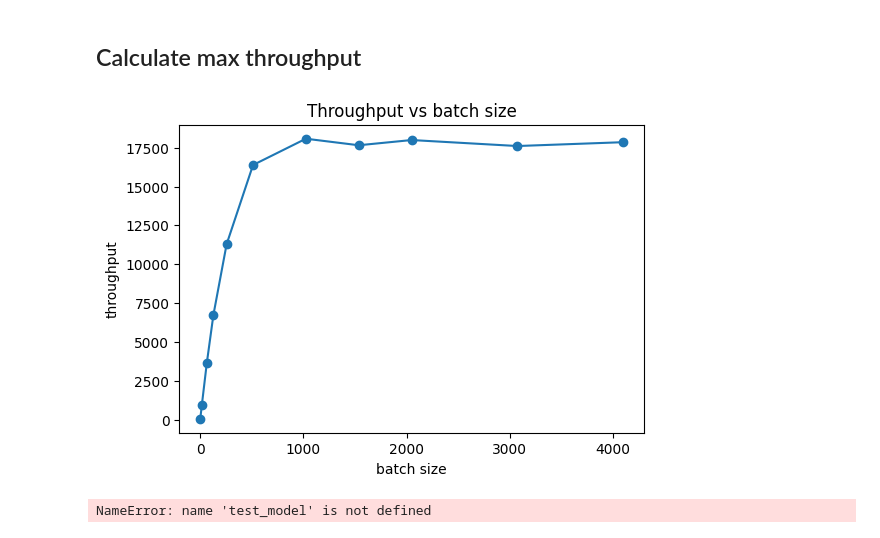
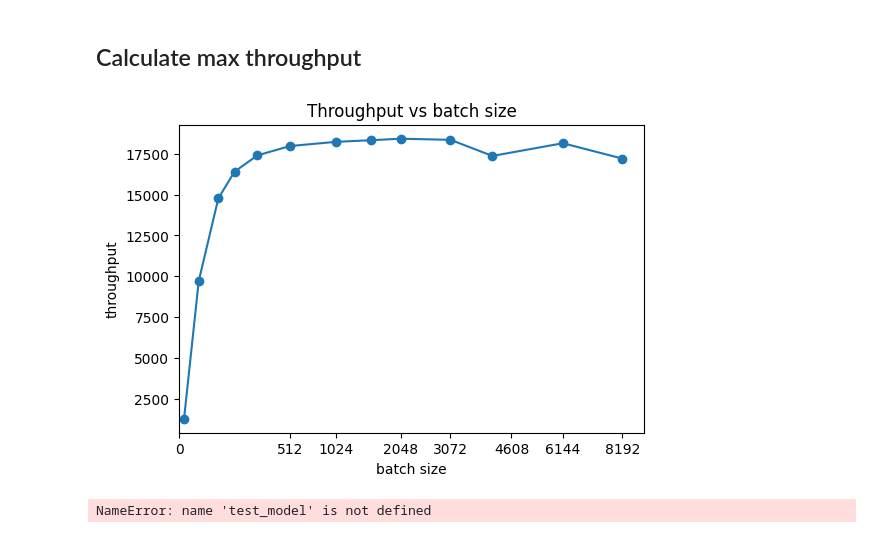
Before and after one commit to TomekTarczynski/mnist, a Jupyter notebook: Mnist1.ipynb, the cells around one changed output. Saved outputs shown, nothing was run; the diff lists cells and outputs as text; code cells hidden in the pictures.

```diff
--- a/Mnist1.ipynb
+++ b/Mnist1.ipynb
@@ -244,56 +166,29 @@ total_memory_available = device_information['memory']['value'] * 2**20
-# %%
-model = SimpleNN().to(device)
-optimizer = optim.AdamW(
-        params=model.parameters(),
-        lr=0.001,
-        weight_decay=10
-)
-criterion = nn.CrossEntropyLoss()
-
-for i in range(12, 30, 1):
-    batch_size = 1024 * (i + 1)
-    dataLoader = DataLoader(
-        dataset=train_dataset,
-        batch_size=batch_size)
-
-    input, target = next(iter(dataLoader))
-    input, target = input.to(device), target.to(device)
-
-    model.train()
-    model.zero_grad()
-
-    logits = model(input)
-    loss = criterion(logits, target)
-    loss.backward()
-    optimizer.step()
-    optimizer.zero_grad(set_to_none=True)
-    print(batch_size)
-
-    del input, target, logits, loss
-    torch.cuda.empty_cache()
-    torch.cuda.synchronize()
 # %% [markdown]
 ## Calculate max throughput
 # %%
-batch_size_to_test = [1, 16, 64, 128, 256, 512, 1024, 1536, 2048, 3072, 4096]
+batch_size_to_test = [1, 16, 64, 128, 256, 512, 1024, 1536, 2048, 3072, 4096, 6144, 8192]
 throughput_results = {
-    x:calculat_throughput(
+    x:training_utils.calculate_throughput(
         model = model,
         dataset = train_dataset,
         optimizer = optimizer,
         criterion = criterion,
         batch_size = x,
         device = 'cuda',
-        max_time_s = 5) for x in batch_size_to_test
+        max_time_s = 2) for x in batch_size_to_test
 }
 # %%
+n_ticks = 8
+x_ticks = sorted(list(set([math.floor(((x * (max(batch_size_to_test) ** 0.5) / n_ticks)**2)/512)*512 for x in range(n_ticks+1)])))
 x = list(throughput_results.keys())
 y = list(throughput_results.values())
 plt.figure(figsize=(6,4))
 plt.plot(x, y, marker='o', linestyle='-')
+plt.xscale('function', functions=(lambda x: x**0.5, lambda x: x**2))
+plt.xticks(x_ticks)
 plt.xlabel('batch size')
 plt.ylabel('throughput')
 plt.title('Throughput vs batch size')
 plt.show()
 # %% [output]
-[figure, old version]
+[figure, new version]
```
Also changed, not shown: parts of 16 cells of this notebook.
